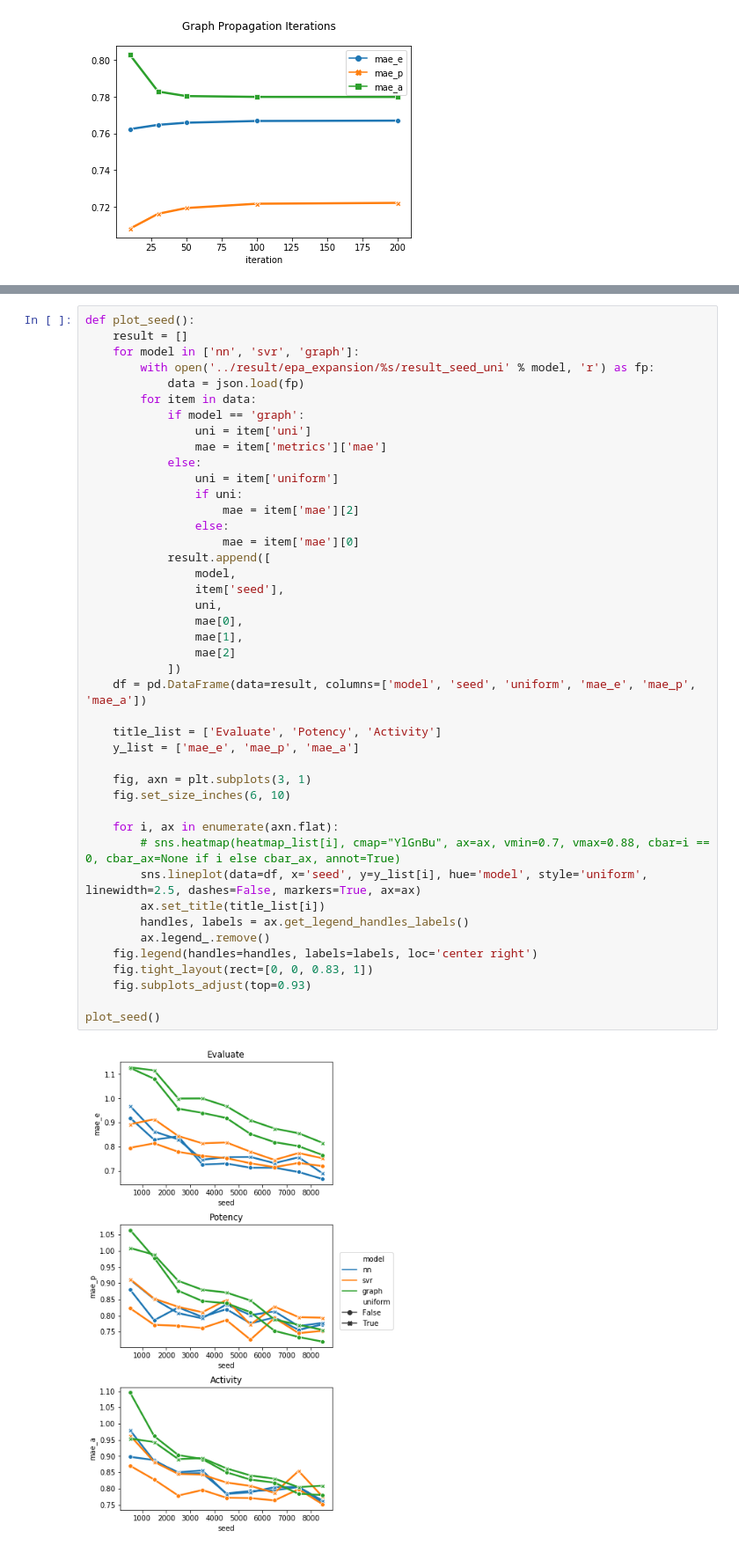
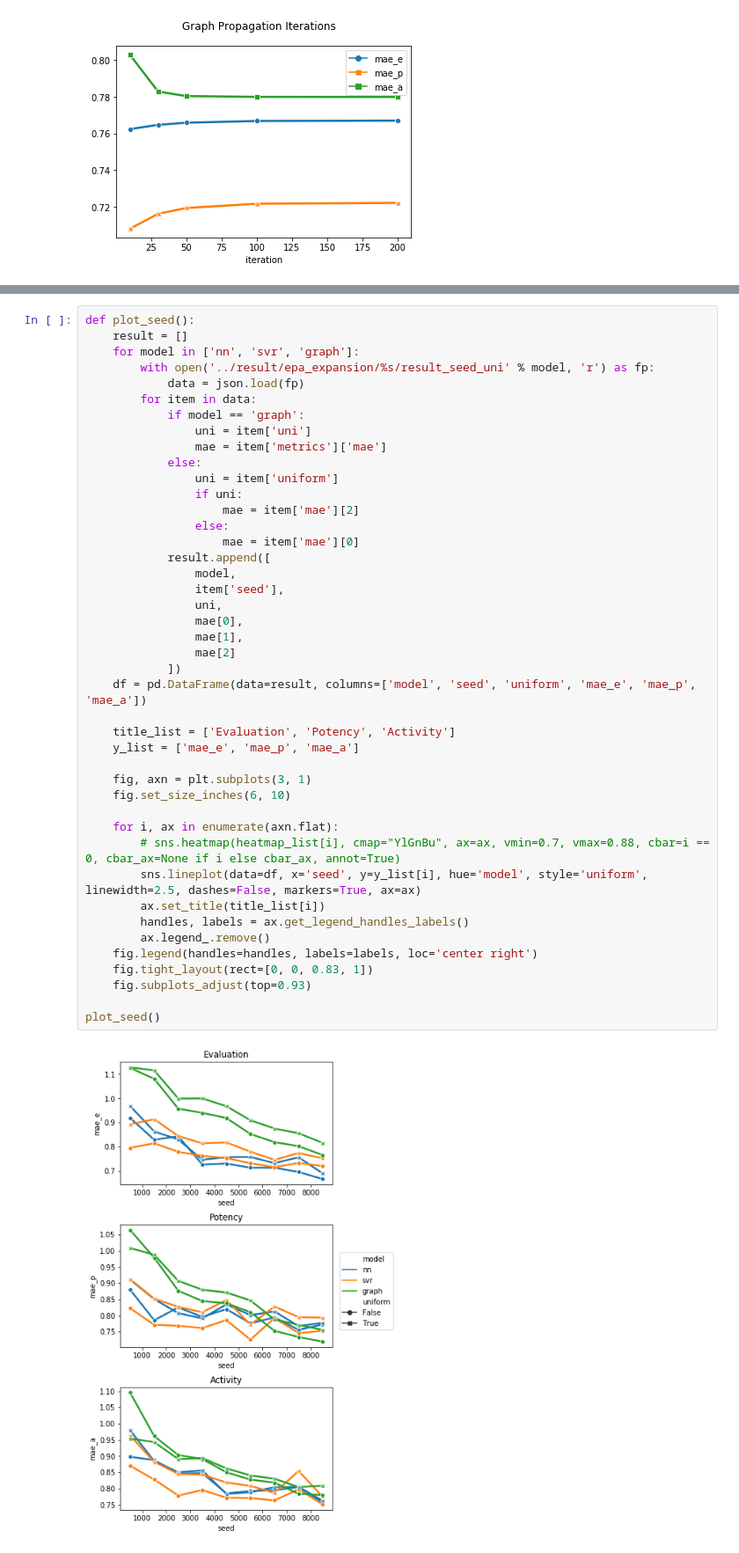
Before and after one commit to jiaojiaoloveu/WordEmbedding-SubCulture, a Jupyter notebook: src/plot_result_part2.ipynb, the cells around one changed output, grey strips where cells are left out. Shown at 88% size. Drawn from its saved outputs; the diff is of its cells as text.

```diff
--- a/src/plot_result_part2.ipynb
+++ b/src/plot_result_part2.ipynb
@@ -181,35 +181,35 @@ def plot_seed():
                     mae = item['mae'][2]
                 else:
                     mae = item['mae'][0]
             result.append([
                 model,
                 item['seed'],
                 uni,
                 mae[0],
                 mae[1],
                 mae[2]
             ])
     df = pd.DataFrame(data=result, columns=['model', 'seed', 'uniform', 'mae_e', 'mae_p', 'mae_a'])
 
-    title_list = ['Evaluate', 'Potency', 'Activity']
+    title_list = ['Evaluation', 'Potency', 'Activity']
     y_list = ['mae_e', 'mae_p', 'mae_a']
 
     fig, axn = plt.subplots(3, 1)
     fig.set_size_inches(6, 10)
 
     for i, ax in enumerate(axn.flat):
         # sns.heatmap(heatmap_list[i], cmap="YlGnBu", ax=ax, vmin=0.7, vmax=0.88, cbar=i == 0, cbar_ax=None if i else cbar_ax, annot=True)
         sns.lineplot(data=df, x='seed', y=y_list[i], hue='model', style='uniform', linewidth=2.5, dashes=False, markers=True, ax=ax)
         ax.set_title(title_list[i])
         handles, labels = ax.get_legend_handles_labels()
         ax.legend_.remove()
     fig.legend(handles=handles, labels=labels, loc='center right')
     fig.tight_layout(rect=[0, 0, 0.83, 1])
     fig.subplots_adjust(top=0.93)
 
 plot_seed()
 # %% [output]
-[figure, old version]
+[figure, new version]
 # %%
 def plot_epa():
     result = []
```
Also changed, not shown: parts of 4 cells of this notebook, 8 other files.
